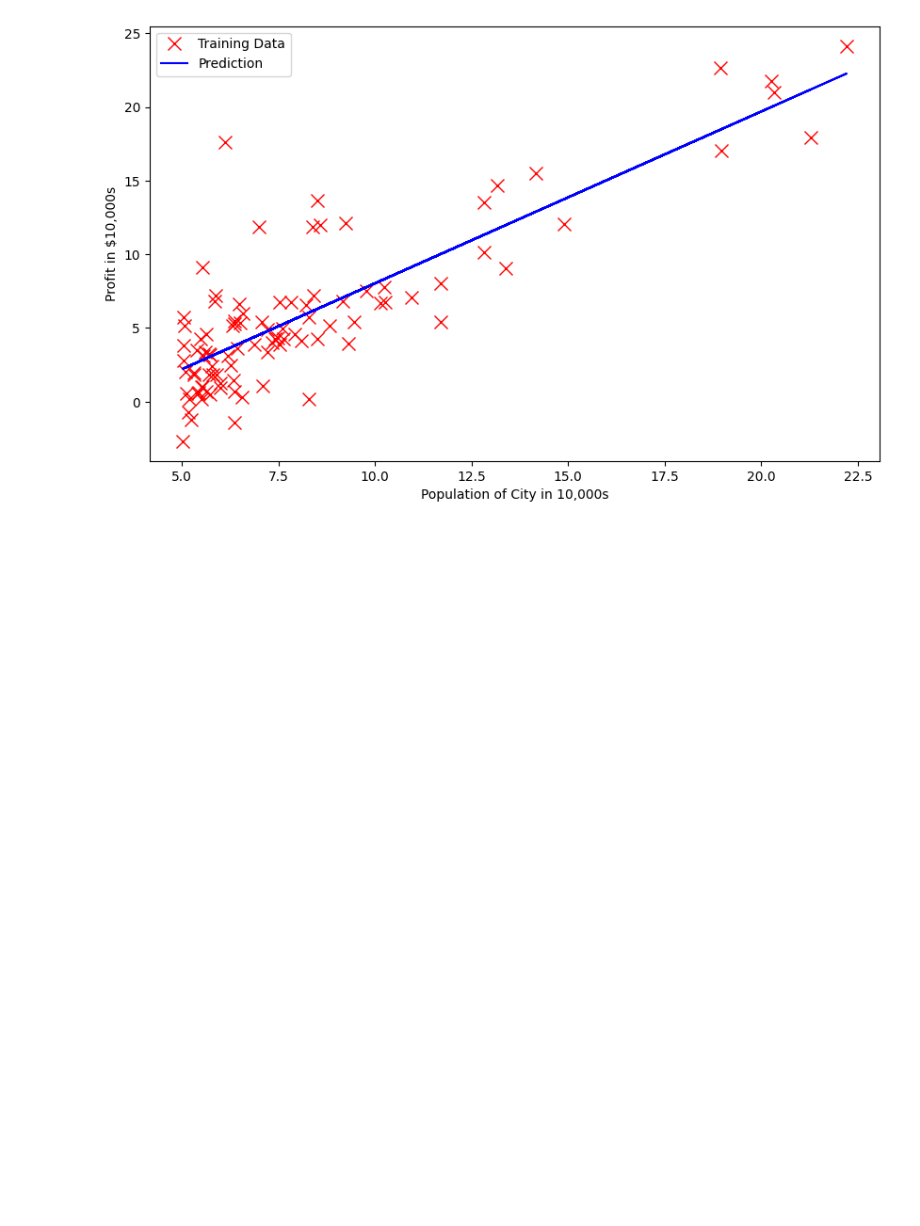
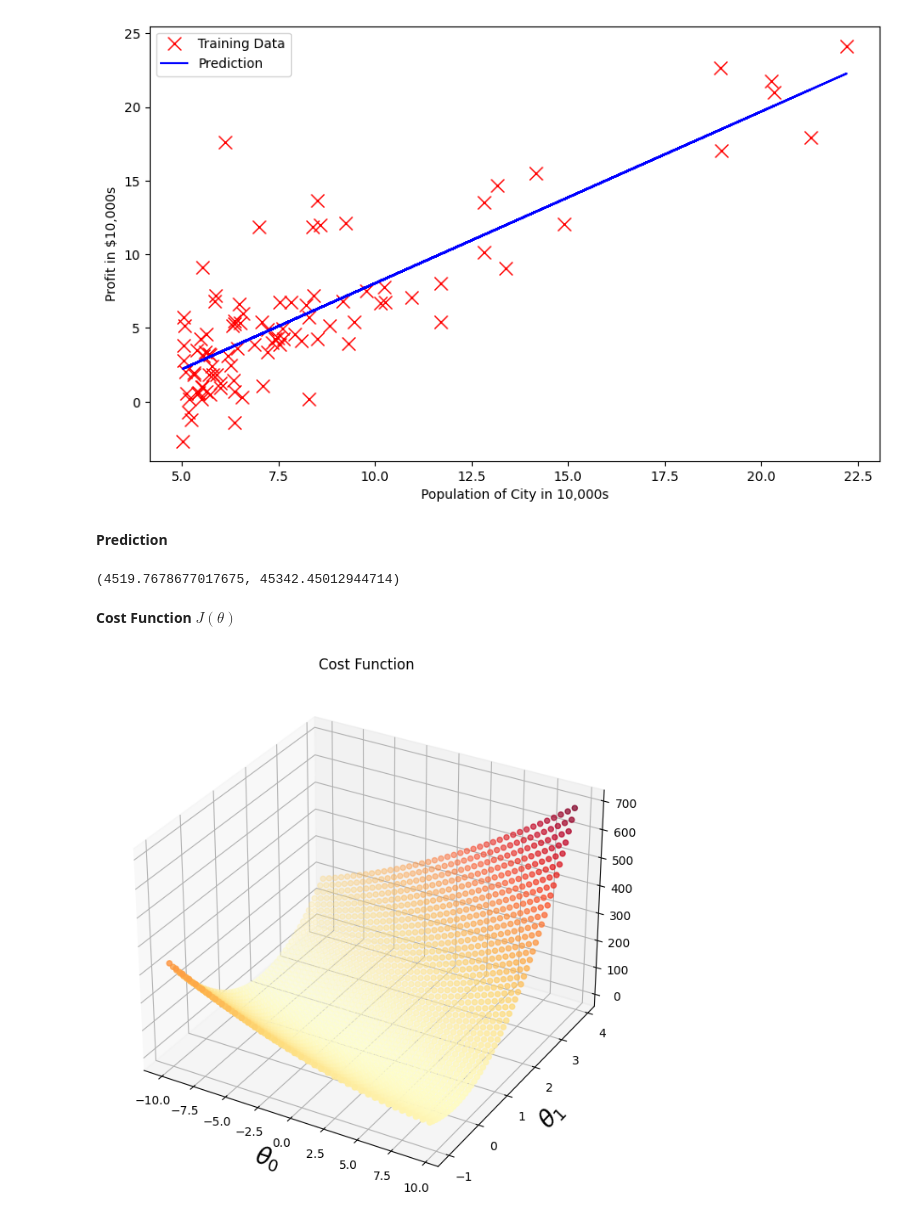
Before and after one commit to MiyamaRemi/Machine-Learning-ex, a Jupyter notebook: ex1/ex1.ipynb, the cells around one changed output. Drawn from its saved outputs; the diff is of its cells as text; code cells hidden in the pictures; blank space fills up the shorter version.

```diff
--- a/ex1/ex1.ipynb
+++ b/ex1/ex1.ipynb
@@ -132,3 +131,13 @@ plt.legend(loc="best")
 plt.show()
 # %% [output]
 [figure]
+# %% [markdown]
+**Prediction**
+# %%
+predict1 = np.array([1,3.5]) @ theta
+predict2 = np.array([1,7]) @ theta
+predict1*10000,predict2*10000
+# %% [output]
+(4519.7678677017675, 45342.45012944714)
+# %% [markdown]
+**Cost Function $J(\theta)$**
@@ -134,0 +149,22 @@ plt.show()
+# %%
+fig = plt.figure(figsize=(8,8))
+ax = plt.axes(projection='3d')
+
+xvals = np.arange(-10,10,.5)
+yvals = np.arange(-1,4,.1)
+myxs, myys, myzs = [], [], []
+for theta0 in xvals:
+    for theta1 in yvals:
+        myxs.append(theta0)
+        myys.append(theta1)
+        myzs.append(computeCost(np.array([theta0, theta1]),X,y))
+
+scat = ax.scatter(myxs,myys,myzs,c=np.abs(myzs),cmap=plt.get_cmap('YlOrRd'))
+# numpy.absolute: absolute value of array
+
+plt.xlabel(r'$\theta_0$',fontsize=20)
+plt.ylabel(r'$\theta_1$',fontsize=20)
+plt.title('Cost Function')
+plt.show()
+# %% [output]
+[figure, added]
```
Also changed, not shown: parts of 19 cells of this notebook.
